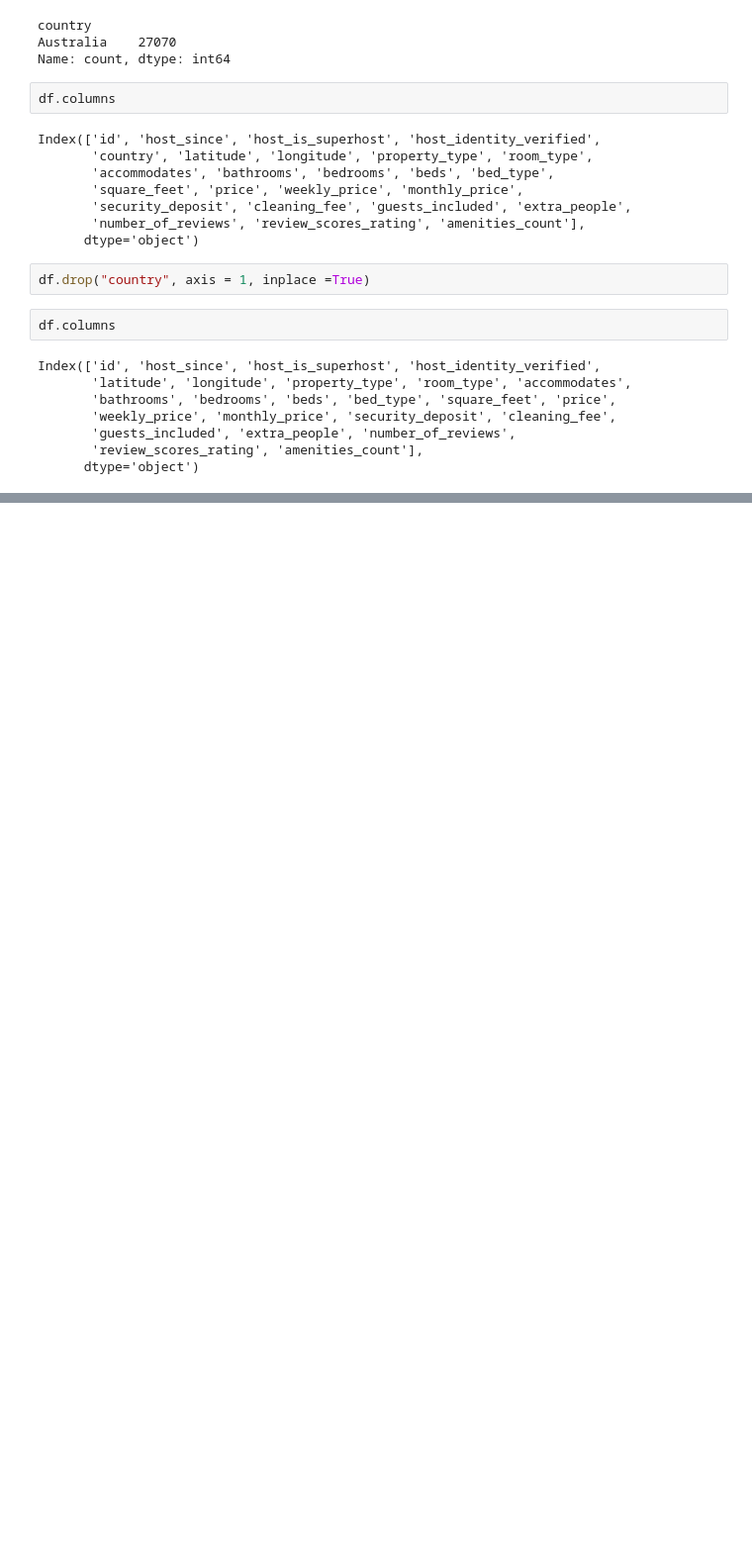
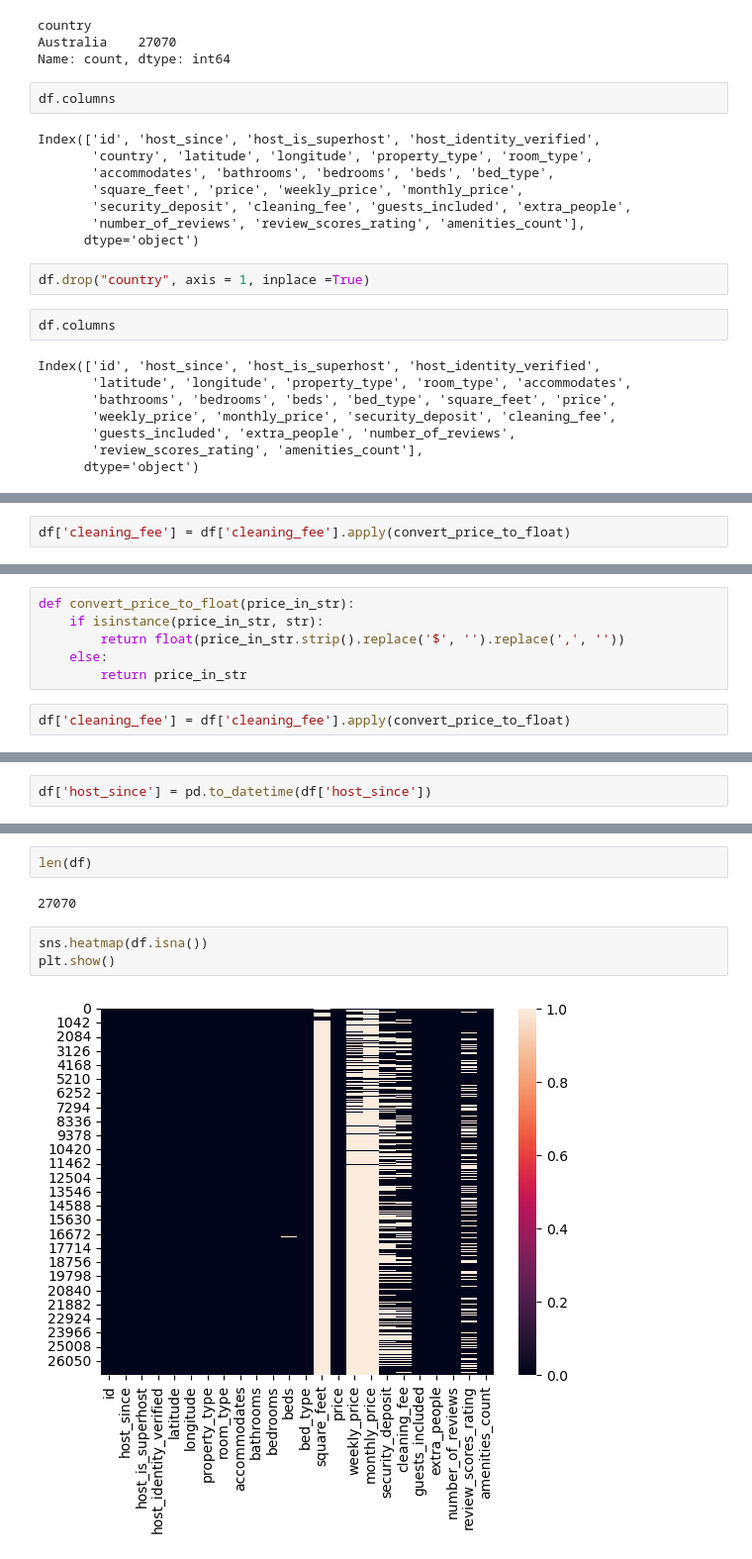
Before and after one commit to omrajsharma/lb-py-may-2025, a Jupyter notebook: caseStudy2.ipynb, the cells around one changed output, grey strips where cells are left out. Shown at 99% size. Saved outputs shown, nothing was run; the diff lists cells and outputs as text; blank space fills up the shorter version.

```diff
--- a/caseStudy2.ipynb
+++ b/caseStudy2.ipynb
@@ -481,0 +637,2 @@ Index(['id', 'host_since', 'host_is_superhost', 'host_identity_verified',
+# %%
+df['cleaning_fee'] = df['cleaning_fee'].apply(convert_price_to_float)
@@ -481,0 +654,8 @@ Index(['id', 'host_since', 'host_is_superhost', 'host_identity_verified',
+# %%
+def convert_price_to_float(price_in_str):
+    if isinstance(price_in_str, str):
+        return float(price_in_str.strip().replace('$', '').replace(',', ''))
+    else:
+        return price_in_str
+# %%
+df['cleaning_fee'] = df['cleaning_fee'].apply(convert_price_to_float)
@@ -481,0 +724,2 @@ Index(['id', 'host_since', 'host_is_superhost', 'host_identity_verified',
+# %%
+df['host_since'] = pd.to_datetime(df['host_since'])
@@ -481,0 +797,9 @@ Index(['id', 'host_since', 'host_is_superhost', 'host_identity_verified',
+# %%
+len(df)
+# %% [output]
+27070
+# %%
+sns.heatmap(df.isna())
+plt.show()
+# %% [output]
+[figure, added]
```
Also changed, not shown: parts of 37 cells of this notebook, 1 other file.
